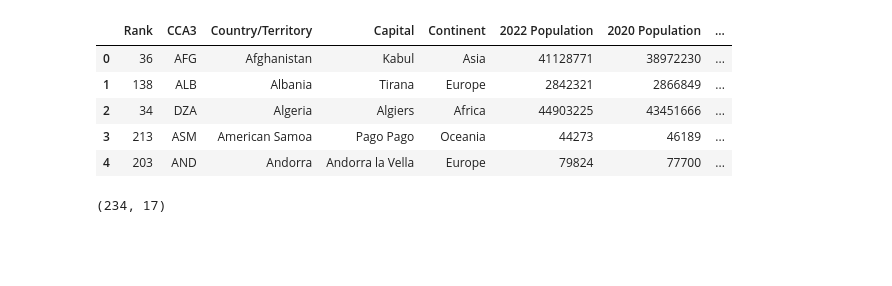
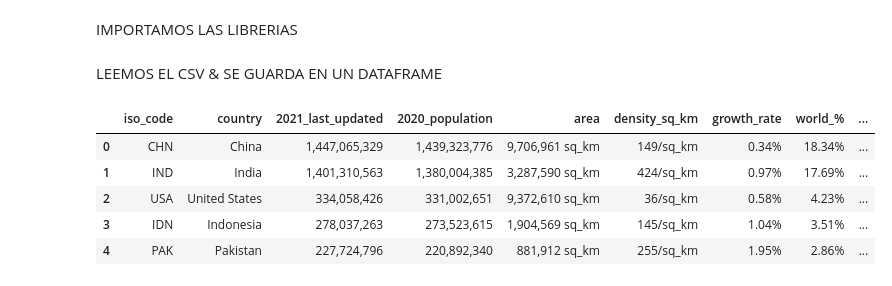
Before and after one commit to nyainamalala/Grupo5_Analisis, a Jupyter notebook: Notebooks/USAR/1.0.Mundo_poblacion.ipynb, the cells around one changed output. Cells and saved outputs as stored; diff of their text form; code cells hidden in the pictures; blank space fills up the shorter version.

```diff
--- a/Notebooks/USAR/1.0.Mundo_poblacion.ipynb
+++ b/Notebooks/USAR/1.0.Mundo_poblacion.ipynb
@@ -1 +1,3 @@
+# %% [markdown]
+IMPORTAMOS LAS LIBRERIAS
 # %%
@@ -8,14 +10,12 @@ sns.set()
+# %% [markdown]
+LEEMOS EL CSV & SE GUARDA EN UN DATAFRAME
 # %%
-df = pd.read_csv('../../Data/FuentesOriginales/USAR/1.0.Mundo_poblacion_total.csv')
+df = pd.read_csv('../../Data/FuentesOriginales/USAR/2021_population.csv')
 df.head()
 # %% [output]
-|  | Rank | CCA3 | Country/Territory | Capital | Continent | 2022 Population | 2020 Population | ... |
-| 0 | 36 | AFG | Afghanistan | Kabul | Asia | 41128771 | 38972230 | ... |
-| 1 | 138 | ALB | Albania | Tirana | Europe | 2842321 | 2866849 | ... |
-| 2 | 34 | DZA | Algeria | Algiers | Africa | 44903225 | 43451666 | ... |
-| 3 | 213 | ASM | American Samoa | Pago Pago | Oceania | 44273 | 46189 | ... |
-| 4 | 203 | AND | Andorra | Andorra la Vella | Europe | 79824 | 77700 | ... |
+|  | iso_code | country | 2021_last_updated | 2020_population | area | density_sq_km | growth_rate | world_% | ... |
+| 0 | CHN | China | 1,447,065,329 | 1,439,323,776 | 9,706,961 sq_km | 149/sq_km | 0.34% | 18.34% | ... |
+| 1 | IND | India | 1,401,310,563 | 1,380,004,385 | 3,287,590 sq_km | 424/sq_km | 0.97% | 17.69% | ... |
+| 2 | USA | United States | 334,058,426 | 331,002,651 | 9,372,610 sq_km | 36/sq_km | 0.58% | 4.23% | ... |
+| 3 | IDN | Indonesia | 278,037,263 | 273,523,615 | 1,904,569 sq_km | 145/sq_km | 1.04% | 3.51% | ... |
+| 4 | PAK | Pakistan | 227,724,796 | 220,892,340 | 881,912 sq_km | 255/sq_km | 1.95% | 2.86% | ... |
-# %%
-df.shape
-# %% [output]
-(234, 17)
```
Also changed, not shown: parts of 46 cells of this notebook, 5 other files.
